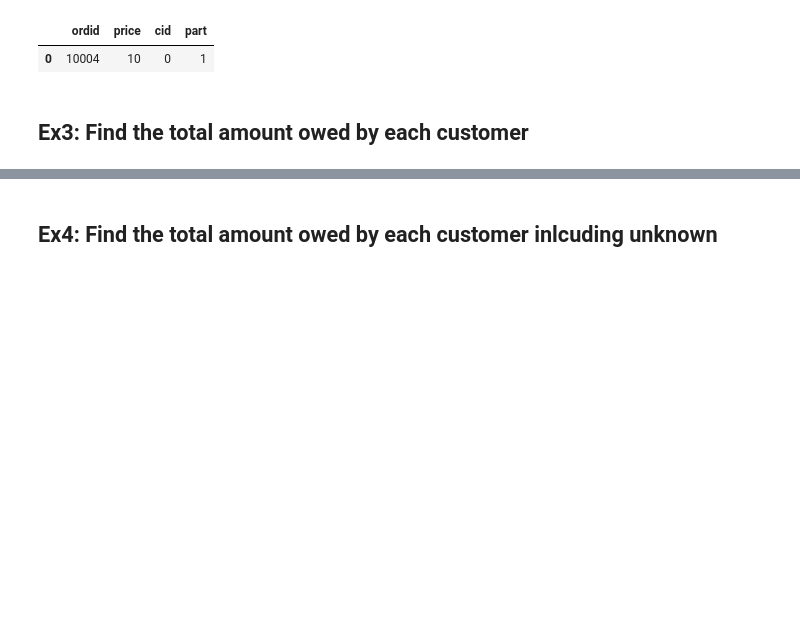
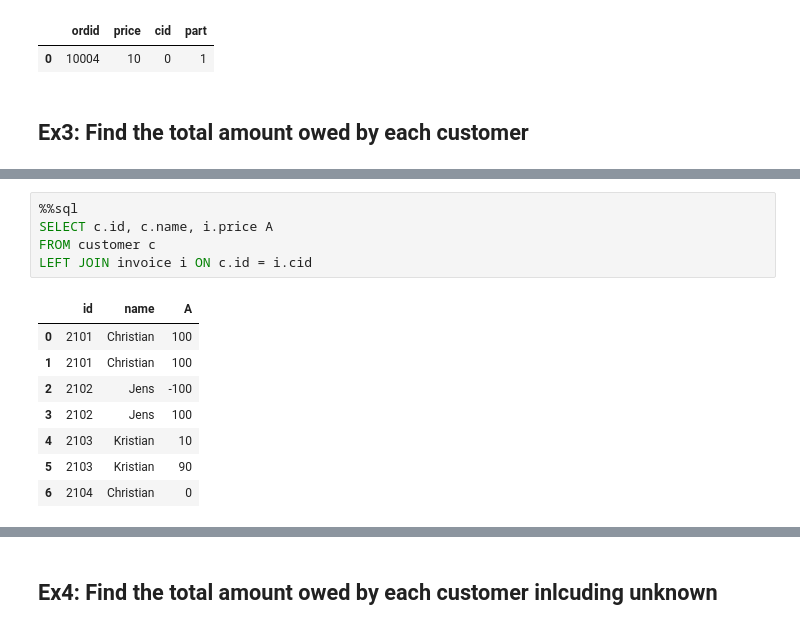
Before and after one commit to UniVR-DH/DBMS-course, a Jupyter notebook: notebooks/lab03-sqlite.ipynb, the cells around one changed output, grey strips where cells are left out. Saved outputs shown, nothing was run; the diff lists cells and outputs as text; blank space fills up the shorter version.

```diff
--- a/notebooks/lab03-sqlite.ipynb
+++ b/notebooks/lab03-sqlite.ipynb
@@ -132,3 +140,17 @@ WHERE i.ordid NOT IN  (SELECT ordid FROM c_order)
+# %%
+%%sql
+SELECT c.id, c.name, i.price A
+FROM customer c
+LEFT JOIN invoice i ON c.id = i.cid
+# %% [output]
+|  | id | name | A |
+| 0 | 2101 | Christian | 100 |
+| 1 | 2101 | Christian | 100 |
+| 2 | 2102 | Jens | -100 |
+| 3 | 2102 | Jens | 100 |
+| 4 | 2103 | Kristian | 10 |
+| 5 | 2103 | Kristian | 90 |
+| 6 | 2104 | Christian | 0 |
 # %%
 %%sql
 SELECT c.id, c.name, SUM(i.price) AS total_owed
```
Also changed, not shown: parts of 8 cells of this notebook.
